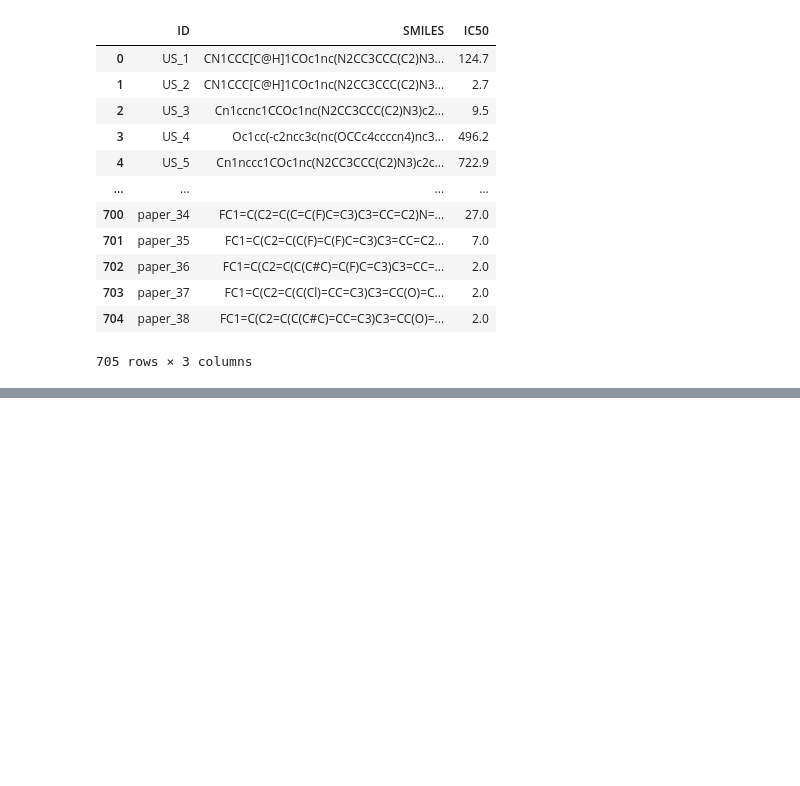
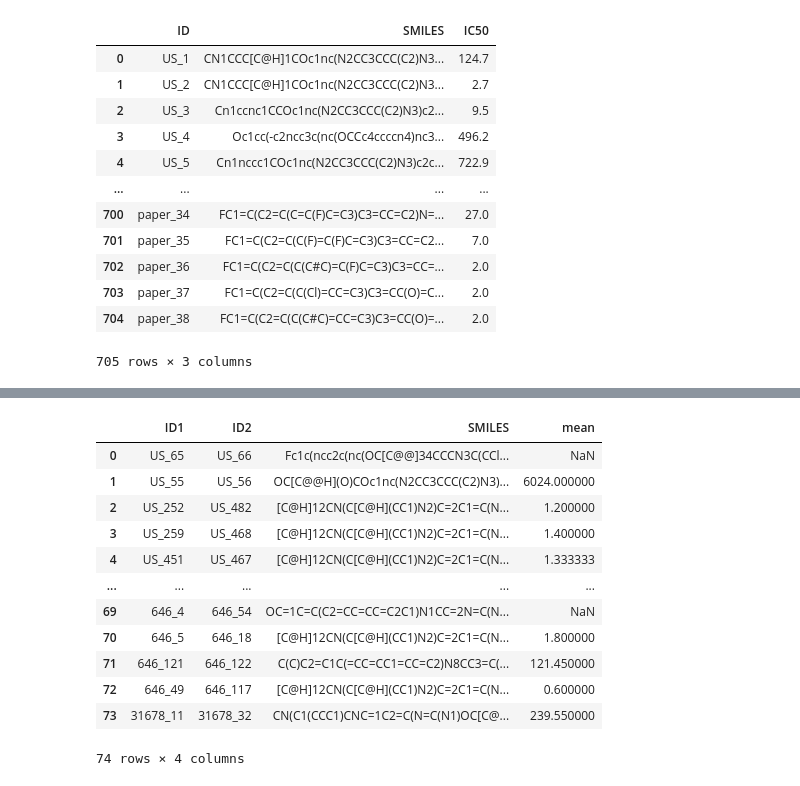
Before and after one commit to sky1ove/tools, a Jupyter notebook: nbs/04_toolbox.ipynb, the cells around one changed output, grey strips where cells are left out. Drawn from its saved outputs; the diff is of its cells as text; code cells hidden in the pictures; blank space fills up the shorter version.

```diff
--- a/nbs/04_toolbox.ipynb
+++ b/nbs/04_toolbox.ipynb
@@ -120,0 +132,20 @@ result.to_csv('tanimoto.csv',index=False)
+# %%
+dup = pd.read_csv('IC50_duplicate.csv')
+# %%
+dup.rename(columns={'SMILES2':'SMILES'},inplace=True)
+# %%
+dup
+# %% [output]
+|  | ID1 | ID2 | SMILES | mean |
+| 0 | US_65 | US_66 | Fc1c(ncc2c(nc(OC[C@@]34CCCN3C(CCl... | NaN |
+| 1 | US_55 | US_56 | OC[C@@H](O)COc1nc(N2CC3CCC(C2)N3)... | 6024.000000 |
+| 2 | US_252 | US_482 | [C@H]12CN(C[C@H](CC1)N2)C=2C1=C(N... | 1.200000 |
+| 3 | US_259 | US_468 | [C@H]12CN(C[C@H](CC1)N2)C=2C1=C(N... | 1.400000 |
+| 4 | US_451 | US_467 | [C@H]12CN(C[C@H](CC1)N2)C=2C1=C(N... | 1.333333 |
+| ... | ... | ... | ... | ... |
+| 69 | 646_4 | 646_54 | OC=1C=C(C2=CC=CC=C2C1)N1CC=2N=C(N... | NaN |
+| 70 | 646_5 | 646_18 | [C@H]12CN(C[C@H](CC1)N2)C=2C1=C(N... | 1.800000 |
+| 71 | 646_121 | 646_122 | C(C)C2=C1C(=CC=CC1=CC=C2)N8CC3=C(... | 121.450000 |
+| 72 | 646_49 | 646_117 | [C@H]12CN(C[C@H](CC1)N2)C=2C1=C(N... | 0.600000 |
+| 73 | 31678_11 | 31678_32 | CN(C1(CCC1)CNC=1C2=C(N=C(N1)OC[C@... | 239.550000 |
+74 rows × 4 columns
```
Also changed, not shown: parts of 20 cells of this notebook, 17 other files.
